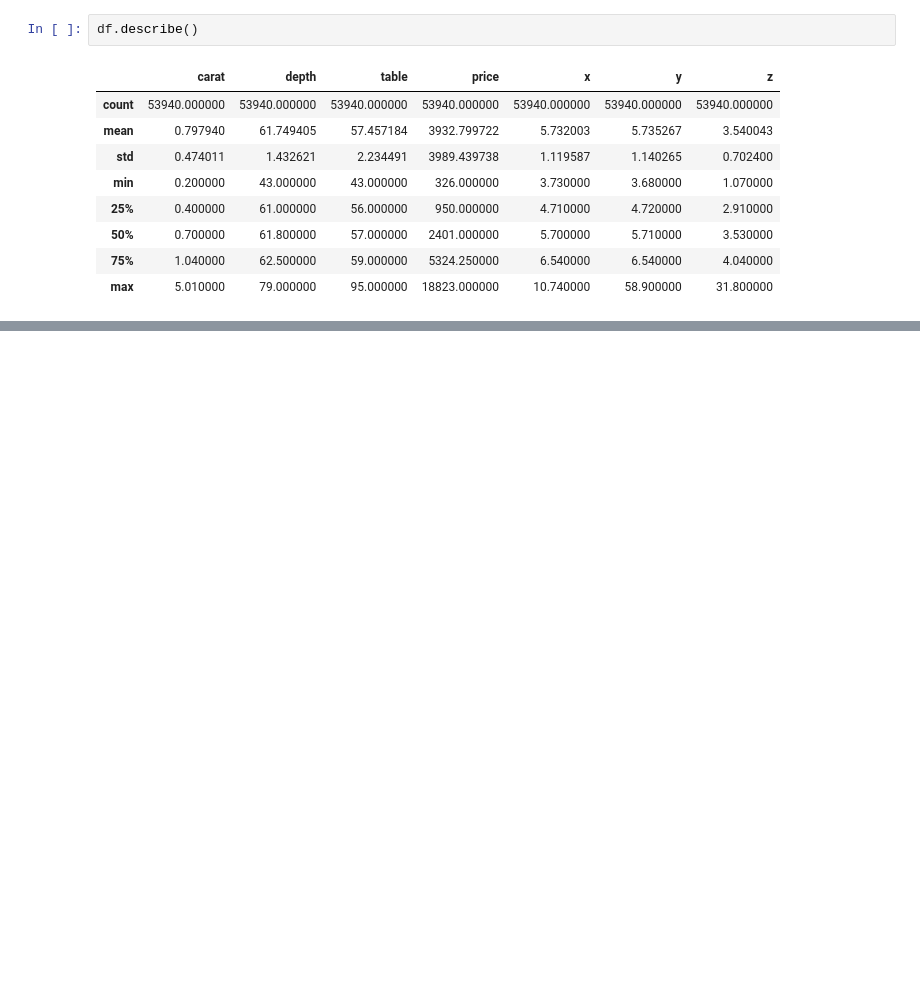
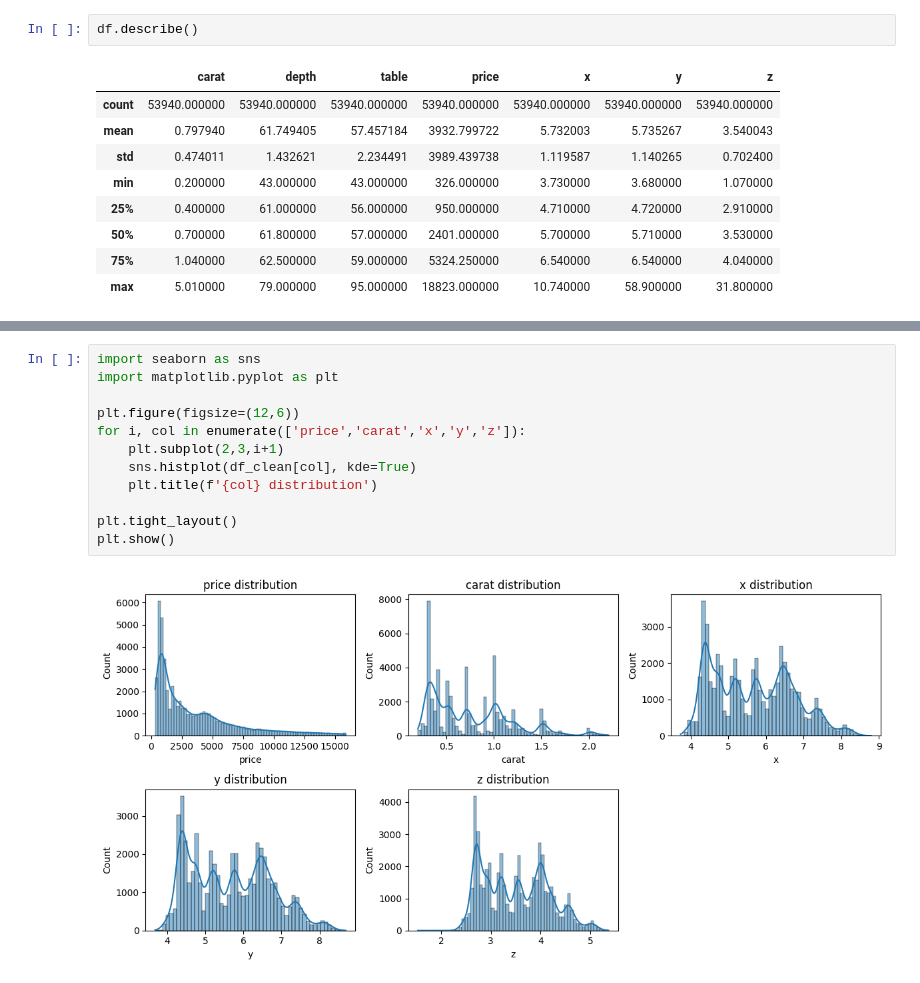
Before and after one commit to Aishwarya-byte21/Diamond-Price-Prediction, a Jupyter notebook: Diamonds.ipynb, the cells around one changed output, grey strips where cells are left out. Cells and saved outputs as stored; diff of their text form; blank space fills up the shorter version.

```diff
--- a/Diamonds.ipynb
+++ b/Diamonds.ipynb
@@ -886,0 +221,14 @@ pickle.dump(scaler_cluster, open("cluster_scaler.pkl", "wb"))
+# %%
+import seaborn as sns
+import matplotlib.pyplot as plt
+
+plt.figure(figsize=(12,6))
+for i, col in enumerate(['price','carat','x','y','z']):
+    plt.subplot(2,3,i+1)
+    sns.histplot(df_clean[col], kde=True)
+    plt.title(f'{col} distribution')
+
+plt.tight_layout()
+plt.show()
+# %% [output]
+[figure, added]
```
Also changed, not shown: parts of 142 cells of this notebook.
